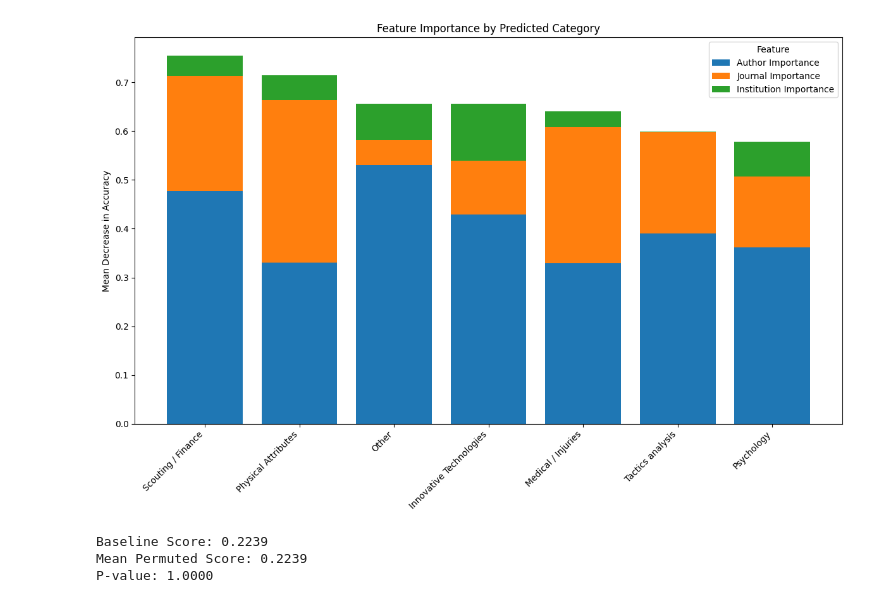
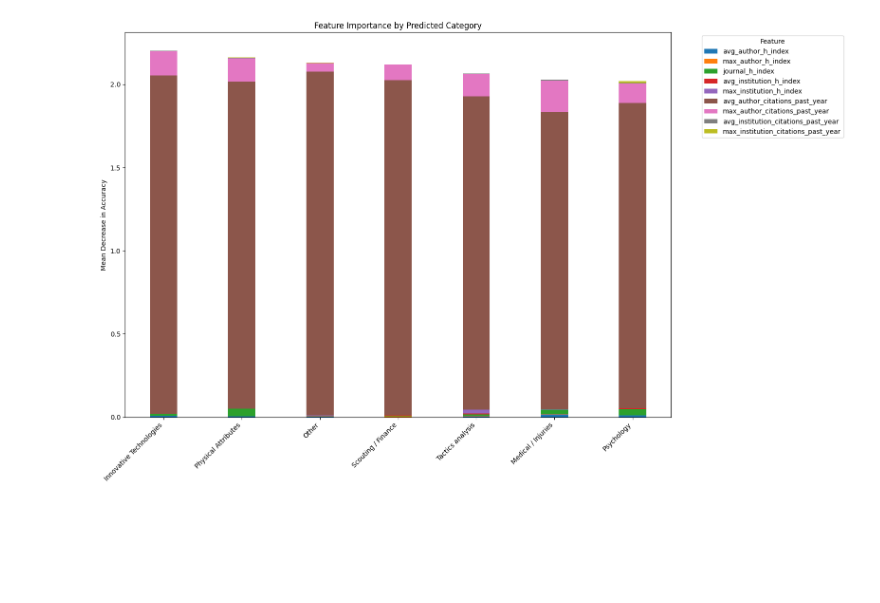
Before and after one commit to franekl/soccer-research-evolution, a Jupyter notebook: code/influence_on_citations/regression.ipynb, the cells around one changed output. Drawn from its saved outputs; the diff is of its cells as text; code cells hidden in the pictures; blank space fills up the shorter version.

```diff
--- a/code/influence_on_citations/regression.ipynb
+++ b/code/influence_on_citations/regression.ipynb
@@ -16,7 +16,6 @@ from sklearn.model_selection import train_test_split
 data = pd.read_csv("../../data/data_export.csv")
 
 data["cited_by_count"] = pd.to_numeric(data["cited_by_count"], errors="coerce")
-data = data.dropna(subset=["cited_by_count", "author_h_index", "journal_h_index", "institution_h_index"])
 # %%
 data = data[data['publication_year']<2024]
 # %%
@@ -51,58 +58,25 @@ for category in categories:
 importance_df = pd.DataFrame(importance_data)
 # %%
-importance_df['Total Importance'] = (
-    importance_df['Author Importance'] +
-    importance_df['Journal Importance'] +
-    importance_df['Institution Importance']
-)
-
+importance_df['Total Importance'] = importance_df[features].sum(axis=1)
 importance_df = importance_df.sort_values(by='Total Importance', ascending=False)
 
 categories = importance_df['Category']
-author_importance = importance_df['Author Importance']
-journal_importance = importance_df['Journal Importance']
-institution_importance = importance_df['Institution Importance']
+x = np.arange(len(categories))
+bar_width = 0.35
 
-plt.figure(figsize=(12, 8))
-bar_width = 0.8
-plt.bar(categories, author_importance, label='Author Importance', width=bar_width)
-plt.bar(categories, journal_importance, bottom=author_importance, label='Journal Importance', width=bar_width)
-plt.bar(categories, institution_importance,
-        bottom=author_importance + journal_importance, label='Institution Importance', width=bar_width)
+plt.figure(figsize=(16, 10))
+bottom_values = np.zeros(len(categories))
 
+for feature in features:
+    plt.bar(x, importance_df[feature], bottom=bottom_values, label=feature, width=bar_width)
+    bottom_values += importance_df[feature]
 
+plt.xticks(x, categories, rotation=45, ha='right')
 plt.ylabel('Mean Decrease in Accuracy')
 plt.title('Feature Importance by Predicted Category')
-plt.legend(title='Feature')
-plt.xticks(rotation=45, ha='right')
+plt.legend(title='Feature', bbox_to_anchor=(1.05, 1), loc='upper left')
 plt.tight_layout()
+plt.savefig("featureimportance.jpg", dpi=400)
 plt.show()
 # %% [output]
-[figure, old version]
+[figure, new version]
-# %%
-from sklearn.utils import shuffle
-import numpy as np
-
-def permutation_test(model, X_test, y_test, feature, n_permutations=100):
-    baseline_score = model.score(X_test, y_test)  # Baseline accuracy/R²
-    perm_scores = []
-
-    for _ in range(n_permutations):
-        X_test_permuted = X_test.copy()
-        X_test_permuted[feature] = shuffle(X_test_permuted[feature])
-        perm_scores.append(model.score(X_test_permuted, y_test))
-
-    perm_scores = np.array(perm_scores)
-    p_value = np.mean(perm_scores >= baseline_score)
-
-    return baseline_score, perm_scores, p_value
-
-feature = 'author_h_index'
-baseline_score, perm_scores, p_value = permutation_test(rf, X_test, y_test, feature)
-print(f"Baseline Score: {baseline_score:.4f}")
-print(f"Mean Permuted Score: {np.mean(perm_scores):.4f}")
-print(f"P-value: {p_value:.4f}")
-# %% [output]
-Baseline Score: 0.2239
-Mean Permuted Score: 0.2239
-P-value: 1.0000
```
Also changed, not shown: parts of 1 cell of this notebook, 1 other file.
